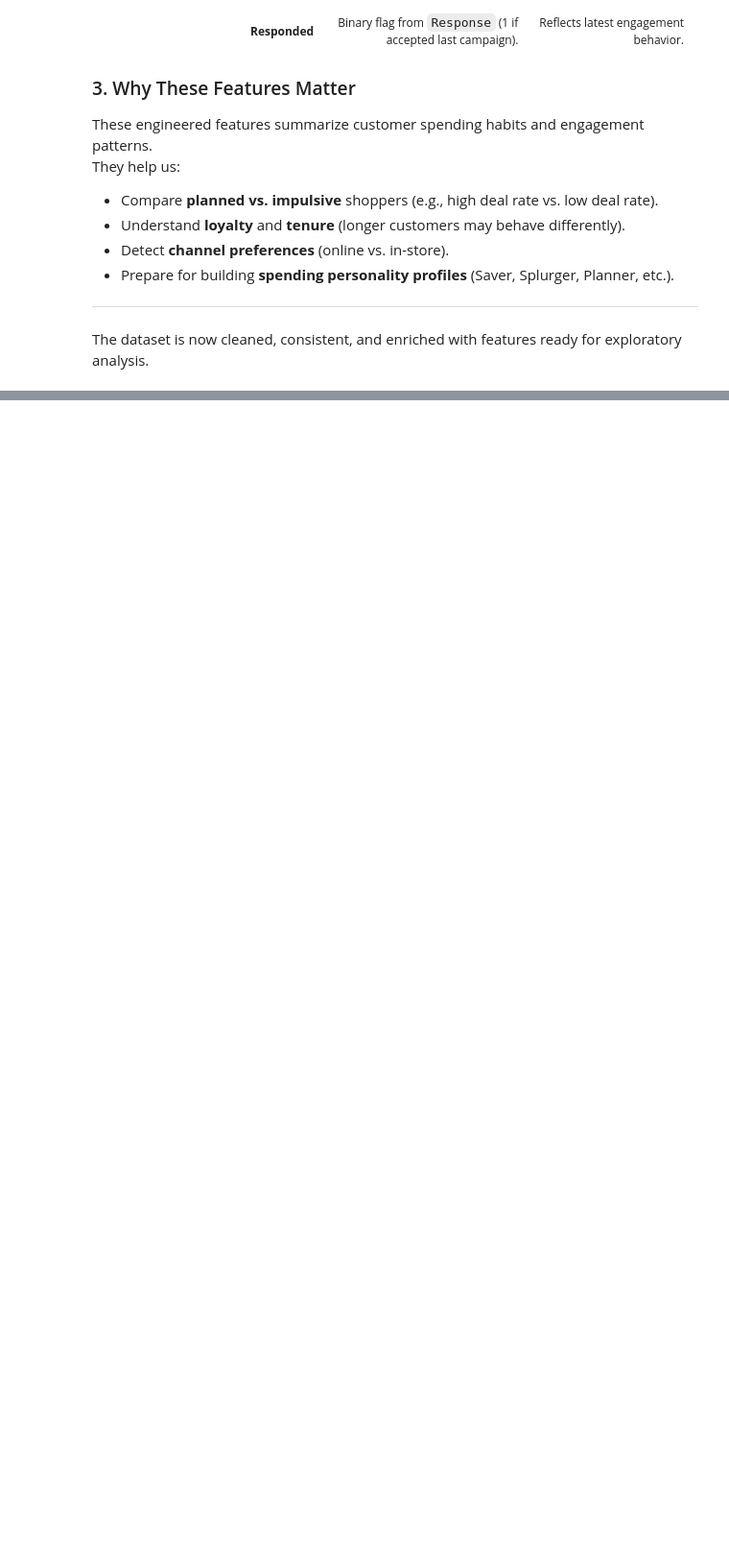
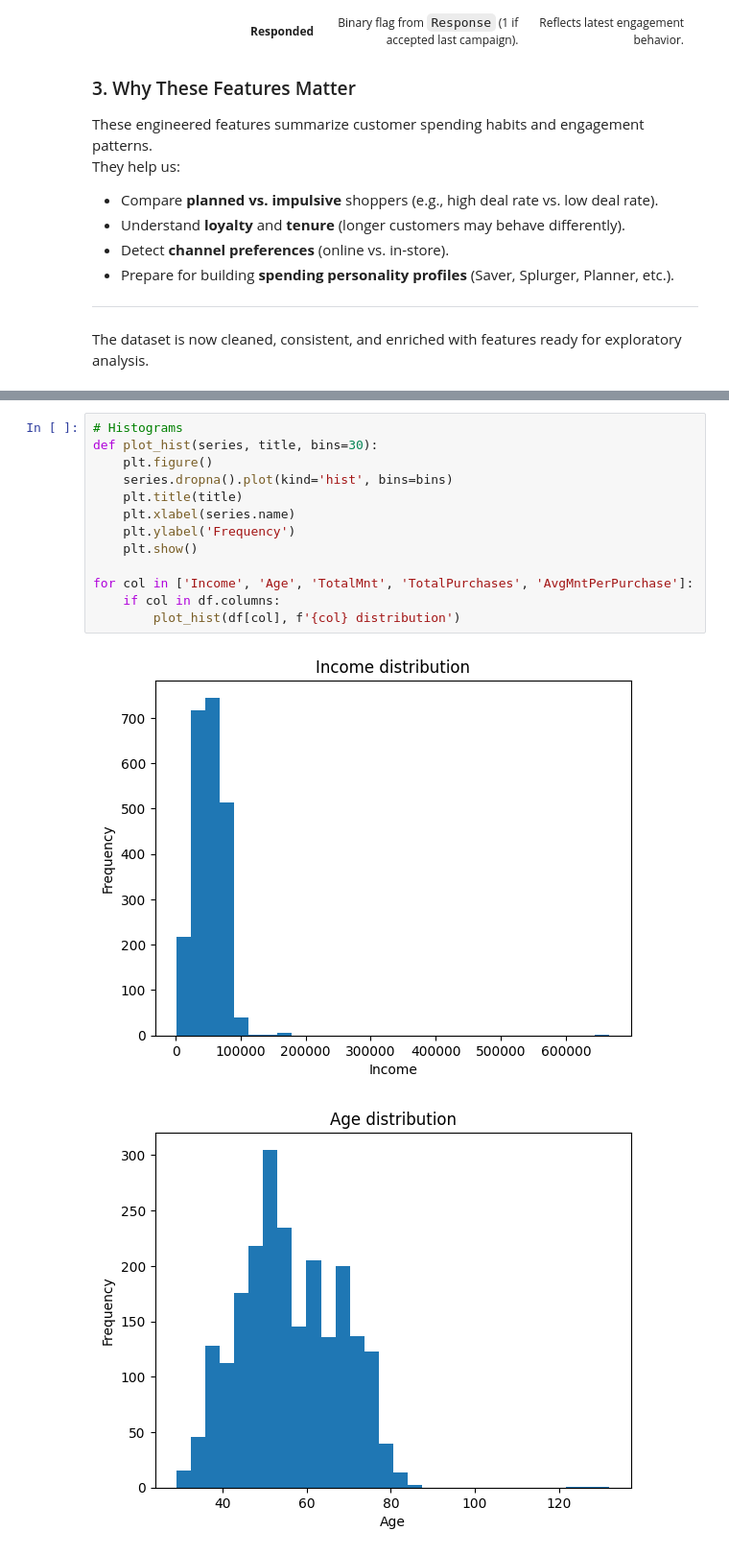
Before and after one commit to hamedtaeb/Smart-Budget-Planner, a Jupyter notebook: project.ipynb, the cells around one changed output, grey strips where cells are left out. Shown at 96% size. Cells and saved outputs as stored; diff of their text form; blank space fills up the shorter version.

```diff
--- a/project.ipynb
+++ b/project.ipynb
@@ -258,0 +283,16 @@ The dataset is now cleaned, consistent, and enriched with features ready for exp
+# %%
+# Histograms
+def plot_hist(series, title, bins=30):
+    plt.figure()
+    series.dropna().plot(kind='hist', bins=bins)
+    plt.title(title)
+    plt.xlabel(series.name)
+    plt.ylabel('Frequency')
+    plt.show()
+
+for col in ['Income', 'Age', 'TotalMnt', 'TotalPurchases', 'AvgMntPerPurchase']:
+    if col in df.columns:
+        plot_hist(df[col], f'{col} distribution')
+# %% [output]
+[figure, added]
+[figure, added]
```
Also changed, not shown: parts of 14 cells of this notebook.
